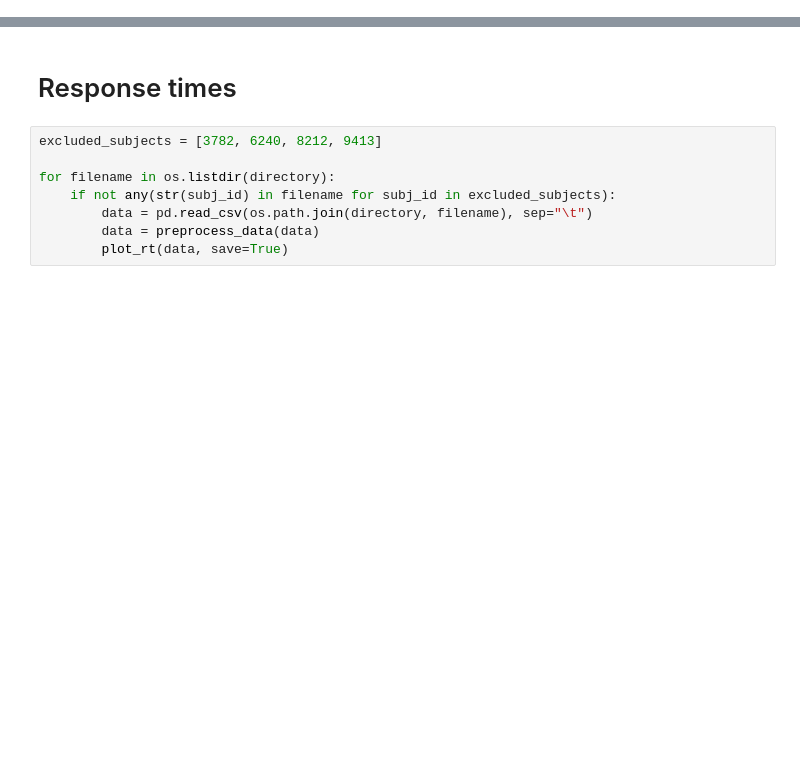
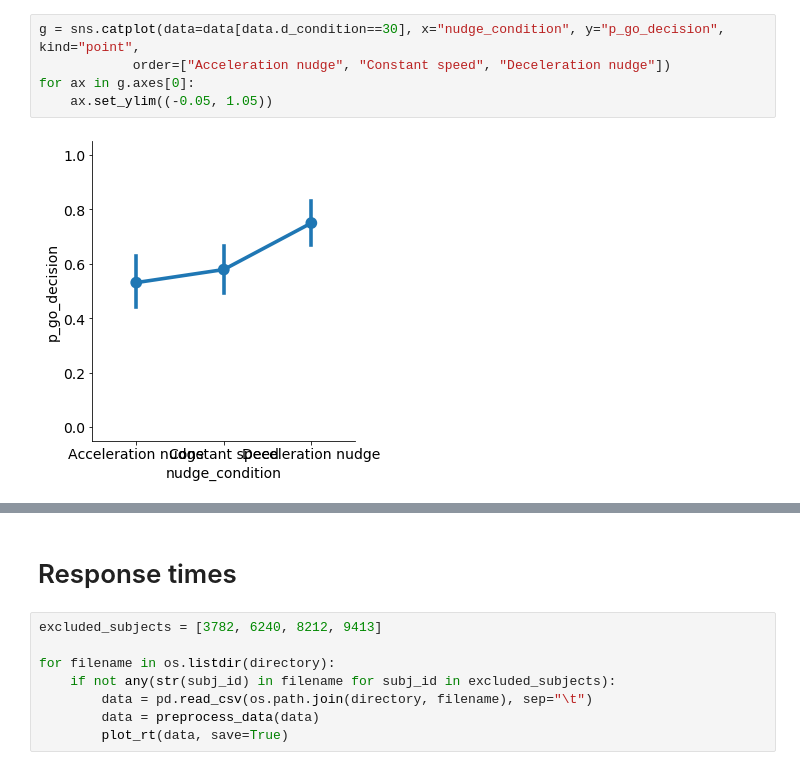
Before and after one commit to tud-hri/nudging-humans-in-traffic, a Jupyter notebook: data_analysis/experiment1_descriptive_stats.ipynb, the cells around one changed output, grey strips where cells are left out. Saved outputs shown, nothing was run; the diff lists cells and outputs as text; blank space fills up the shorter version.

```diff
--- a/data_analysis/experiment1_descriptive_stats.ipynb
+++ b/data_analysis/experiment1_descriptive_stats.ipynb
@@ -6,0 +80,7 @@ import os
+# %%
+g = sns.catplot(data=data[data.d_condition==30], x="nudge_condition", y="p_go_decision", kind="point",
+            order=["Acceleration nudge", "Constant speed", "Deceleration nudge"])
+for ax in g.axes[0]:
+    ax.set_ylim((-0.05, 1.05))
+# %% [output]
+[figure, added]
```
Also changed, not shown: parts of 21 cells of this notebook, 2 other files.
